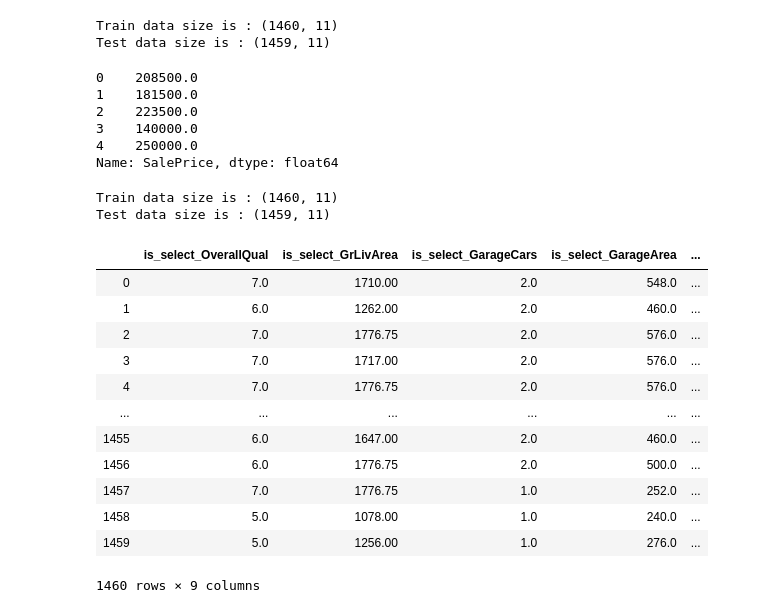
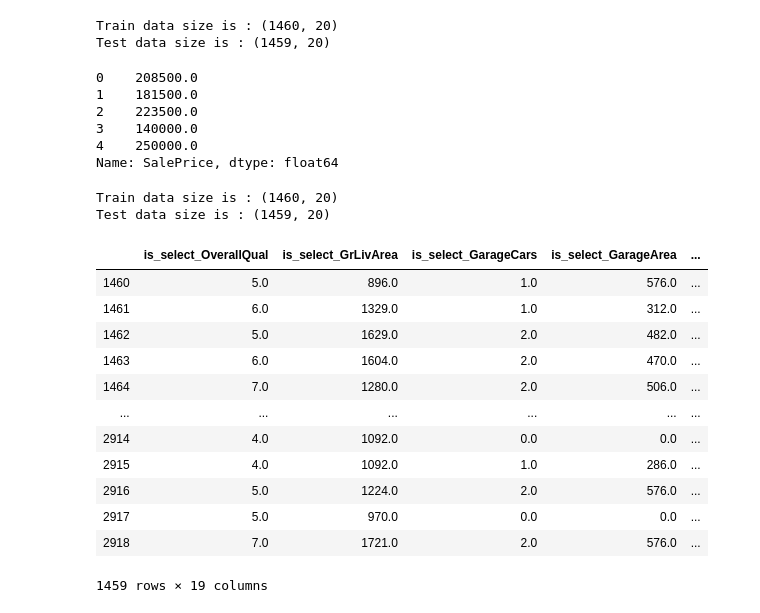
Before and after one commit to DataMining-GPABT/PredictPriceHouse, a Jupyter notebook: SourceCode/12_KNN_Classifier.ipynb, the cells around one changed output. Saved outputs shown, nothing was run; the diff lists cells and outputs as text; code cells hidden in the pictures.

```diff
--- a/SourceCode/12_KNN_Classifier.ipynb
+++ b/SourceCode/12_KNN_Classifier.ipynb
@@ -39,7 +39,10 @@ IsSelect.insert(1, 'SalePrice')
 df_numeric  = df[IsSelect]
 numeric_cols = IsSelect
 
-df_numeric["SalePrice"] = df_numeric["is_select_SalePrice"]
+if set(['SalePrice']).issubset(df.columns):
+    df_numeric["SalePrice"] = df_numeric["is_select_SalePrice"]
+    df_numeric = df_numeric.drop('is_select_SalePrice', axis=1)
+    IsSelect.remove("is_select_SalePrice")
 
 print("----------------------------------------")
 print("### numeric columns -> ",len(numeric_cols))
@@ -263,8 +267,8 @@ print("Test data size is : {}".format(final_test.shape))
 
 fy_train.head()
 # %% [output]
-Train data size is : (1460, 11)
-Test data size is : (1459, 11)
+Train data size is : (1460, 20)
+Test data size is : (1459, 20)
 0    208500.0
 1    181500.0
 2    223500.0
@@ -274,29 +278,29 @@ Name: SalePrice, dtype: float64
 # %%
 print("Train data size is : {}".format(final_train.shape))
 print("Test data size is : {}".format(final_test.shape))
 
 #fx_test = fx_test.drop('is_select_SalePrice', axis=1)
 #fx_train = fx_train.drop('is_select_SalePrice', axis=1)
 
 
-fx_train
-#fx_test
+#fx_train
+fx_test
 # %% [output]
-Train data size is : (1460, 11)
-Test data size is : (1459, 11)
+Train data size is : (1460, 20)
+Test data size is : (1459, 20)
 |  | is_select_OverallQual | is_select_GrLivArea | is_select_GarageCars | is_select_GarageArea | ... |
-| 0 | 7.0 | 1710.00 | 2.0 | 548.0 | ... |
-| 1 | 6.0 | 1262.00 | 2.0 | 460.0 | ... |
-| 2 | 7.0 | 1776.75 | 2.0 | 576.0 | ... |
-| 3 | 7.0 | 1717.00 | 2.0 | 576.0 | ... |
-| 4 | 7.0 | 1776.75 | 2.0 | 576.0 | ... |
+| 1460 | 5.0 | 896.0 | 1.0 | 576.0 | ... |
+| 1461 | 6.0 | 1329.0 | 1.0 | 312.0 | ... |
+| 1462 | 5.0 | 1629.0 | 2.0 | 482.0 | ... |
+| 1463 | 6.0 | 1604.0 | 2.0 | 470.0 | ... |
+| 1464 | 7.0 | 1280.0 | 2.0 | 506.0 | ... |
 | ... | ... | ... | ... | ... | ... |
-| 1455 | 6.0 | 1647.00 | 2.0 | 460.0 | ... |
-| 1456 | 6.0 | 1776.75 | 2.0 | 500.0 | ... |
-| 1457 | 7.0 | 1776.75 | 1.0 | 252.0 | ... |
-| 1458 | 5.0 | 1078.00 | 1.0 | 240.0 | ... |
-| 1459 | 5.0 | 1256.00 | 1.0 | 276.0 | ... |
+| 2914 | 4.0 | 1092.0 | 0.0 | 0.0 | ... |
+| 2915 | 4.0 | 1092.0 | 1.0 | 286.0 | ... |
+| 2916 | 5.0 | 1224.0 | 2.0 | 576.0 | ... |
+| 2917 | 5.0 | 970.0 | 0.0 | 0.0 | ... |
+| 2918 | 7.0 | 1721.0 | 2.0 | 576.0 | ... |
-1460 rows × 9 columns
+1459 rows × 19 columns
 # %%
 import numpy as np
 from sklearn import metrics
```
Also changed, not shown: parts of 13 cells of this notebook, 1 other file.
